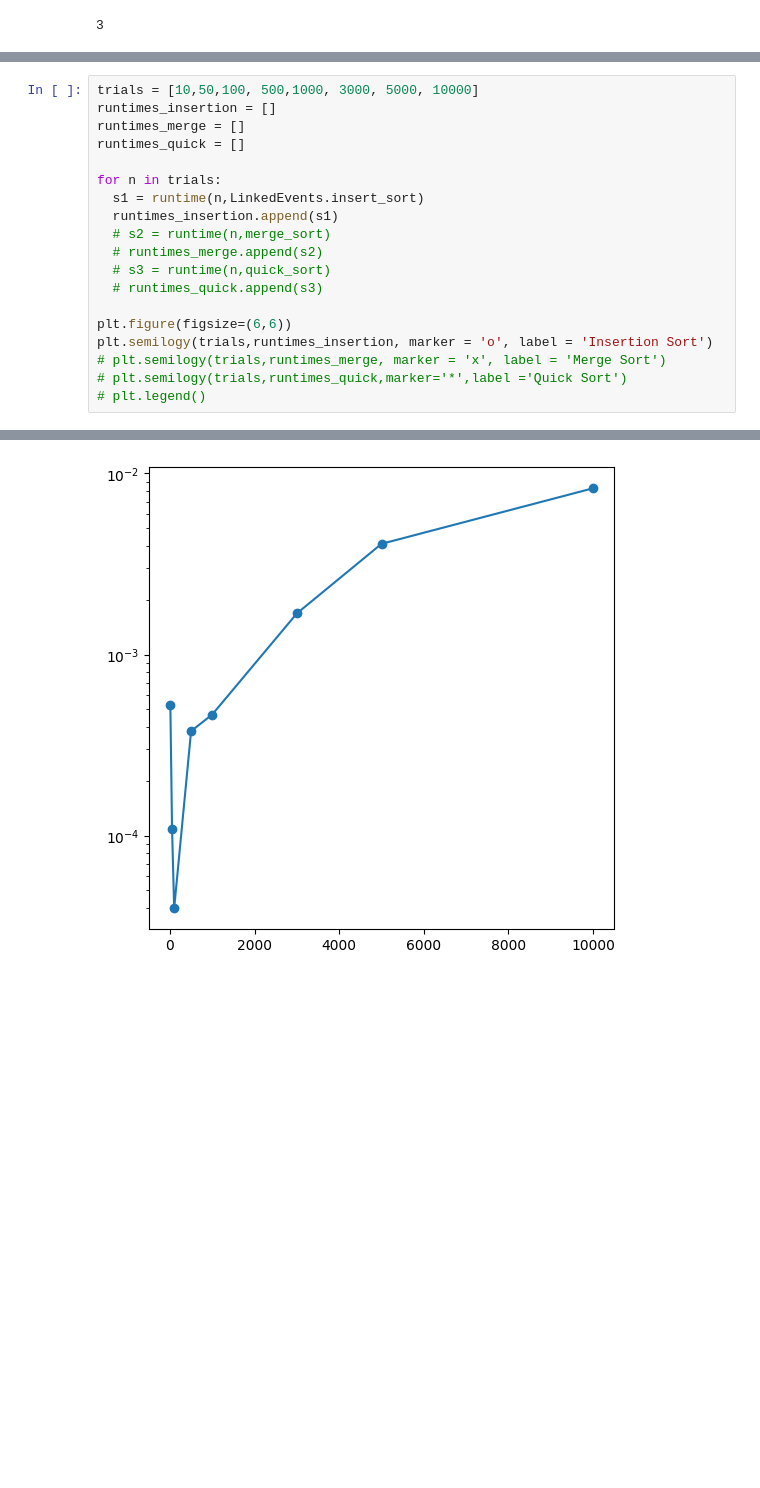
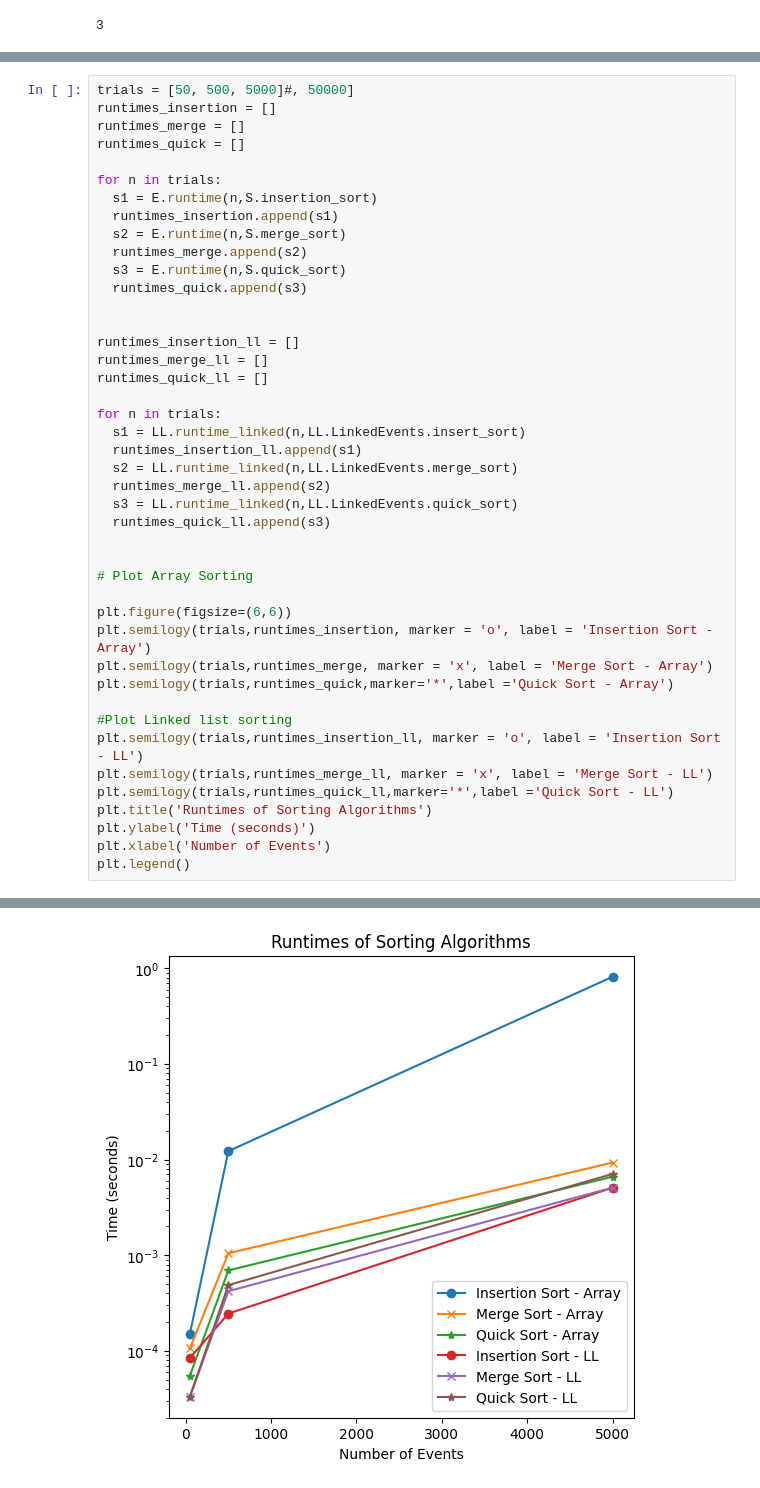
Before and after one commit to aazodpe/Campus-Event-Scheduler, a Jupyter notebook: Final_Report.ipynb, the cells around one changed output, grey strips where cells are left out. Saved outputs shown, nothing was run; the diff lists cells and outputs as text; blank space fills up the shorter version.

```diff
--- a/Final_Report.ipynb
+++ b/Final_Report.ipynb
@@ -153,22 +290,46 @@ Events sorted by date
 # %%
-trials = [10,50,100, 500,1000, 3000, 5000, 10000]
+trials = [50, 500, 5000]#, 50000]
 runtimes_insertion = []
 runtimes_merge = []
 runtimes_quick = []
 
 for n in trials:
-  s1 = runtime(n,LinkedEvents.insert_sort)
+  s1 = E.runtime(n,S.insertion_sort)
   runtimes_insertion.append(s1)
-  # s2 = runtime(n,merge_sort)
-  # runtimes_merge.append(s2)
-  # s3 = runtime(n,quick_sort)
-  # runtimes_quick.append(s3)
+  s2 = E.runtime(n,S.merge_sort)
+  runtimes_merge.append(s2)
+  s3 = E.runtime(n,S.quick_sort)
+  runtimes_quick.append(s3)
+
+
+runtimes_insertion_ll = []
+runtimes_merge_ll = []
+runtimes_quick_ll = []
+
+for n in trials:
+  s1 = LL.runtime_linked(n,LL.LinkedEvents.insert_sort)
+  runtimes_insertion_ll.append(s1)
+  s2 = LL.runtime_linked(n,LL.LinkedEvents.merge_sort)
+  runtimes_merge_ll.append(s2)
+  s3 = LL.runtime_linked(n,LL.LinkedEvents.quick_sort)
+  runtimes_quick_ll.append(s3)
+
+
+# Plot Array Sorting
 
 plt.figure(figsize=(6,6))
-plt.semilogy(trials,runtimes_insertion, marker = 'o', label = 'Insertion Sort')
-# plt.semilogy(trials,runtimes_merge, marker = 'x', label = 'Merge Sort')
-# plt.semilogy(trials,runtimes_quick,marker='*',label ='Quick Sort')
-# plt.legend()
+plt.semilogy(trials,runtimes_insertion, marker = 'o', label = 'Insertion Sort - Array')
+plt.semilogy(trials,runtimes_merge, marker = 'x', label = 'Merge Sort - Array')
+plt.semilogy(trials,runtimes_quick,marker='*',label ='Quick Sort - Array')
+
+#Plot Linked list sorting
+plt.semilogy(trials,runtimes_insertion_ll, marker = 'o', label = 'Insertion Sort - LL')
+plt.semilogy(trials,runtimes_merge_ll, marker = 'x', label = 'Merge Sort - LL')
+plt.semilogy(trials,runtimes_quick_ll,marker='*',label ='Quick Sort - LL')
+plt.title('Runtimes of Sorting Algorithms')
+plt.ylabel('Time (seconds)')
+plt.xlabel('Number of Events')
+plt.legend()
 # %% [output]
 Events sorted by date
 Events sorted by date
@@ -182 +338 @@ Events sorted by date
-[figure, old version]
+[figure, new version]
```
Also changed, not shown: parts of 39 cells of this notebook, 6 other files.
